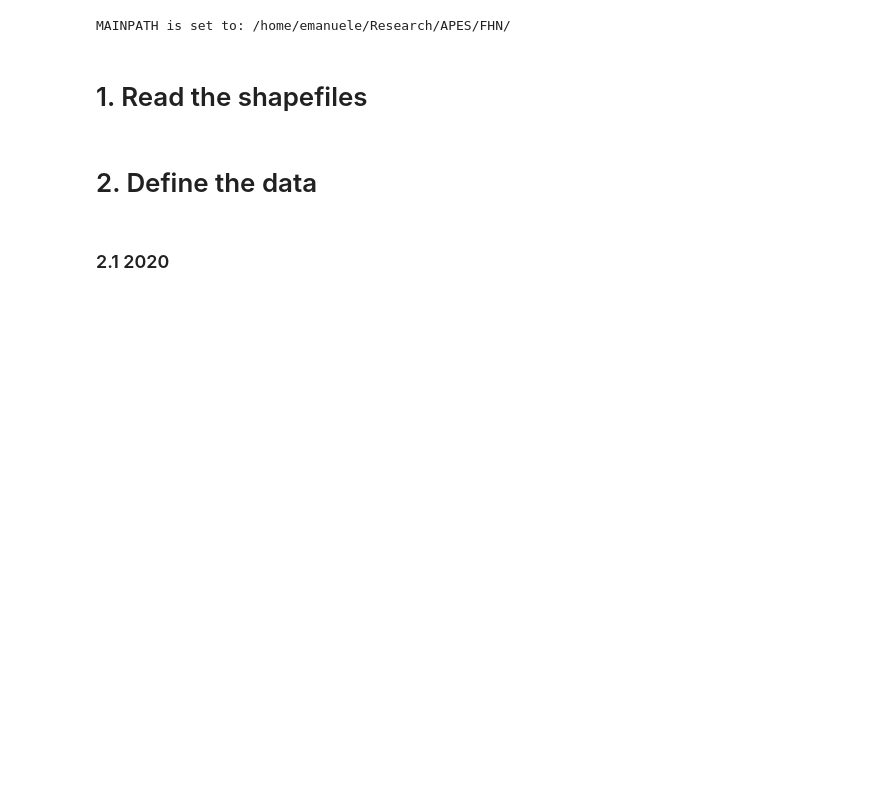
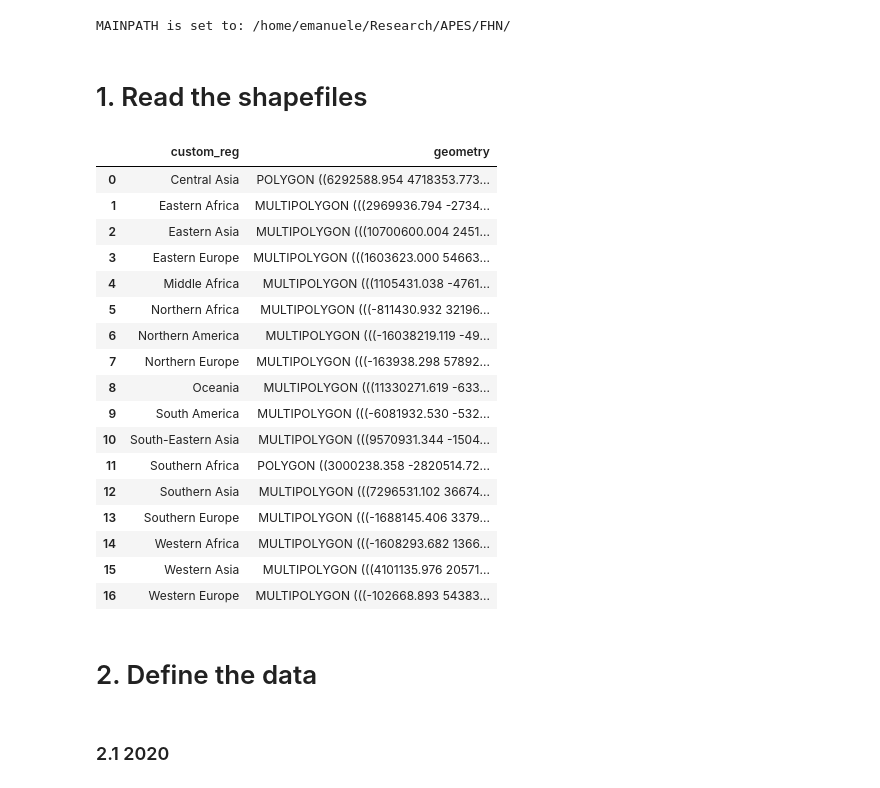
Before and after one commit to emanuelemassaro/Forest_Human_Nexus, a Jupyter notebook: Notebooks/FiguresFPP_PopNormalized.ipynb, the cells around one changed output. Saved outputs shown, nothing was run; the diff lists cells and outputs as text; code cells hidden in the pictures; blank space fills up the shorter version.

```diff
--- a/Notebooks/FiguresFPP_PopNormalized.ipynb
+++ b/Notebooks/FiguresFPP_PopNormalized.ipynb
@@ -32,6 +32,27 @@ gdf = gdf.to_crs("ESRI:54009")
 shapef = os.path.join(MAINPATH, 'Data/SHAPEFILES/world-custom_regions_r.shp')
 gdf1 = gpd.read_file(shapef)
 gdf1 = gdf1.to_crs("ESRI:54009")
+# %%
+gdf1
+# %% [output]
+|  | custom_reg | geometry |
+| 0 | Central Asia | POLYGON ((6292588.954 4718353.773... |
+| 1 | Eastern Africa | MULTIPOLYGON (((2969936.794 -2734... |
+| 2 | Eastern Asia | MULTIPOLYGON (((10700600.004 2451... |
+| 3 | Eastern Europe | MULTIPOLYGON (((1603623.000 54663... |
+| 4 | Middle Africa | MULTIPOLYGON (((1105431.038 -4761... |
+| 5 | Northern Africa | MULTIPOLYGON (((-811430.932 32196... |
+| 6 | Northern America | MULTIPOLYGON (((-16038219.119 -49... |
+| 7 | Northern Europe | MULTIPOLYGON (((-163938.298 57892... |
+| 8 | Oceania | MULTIPOLYGON (((11330271.619 -633... |
+| 9 | South America | MULTIPOLYGON (((-6081932.530 -532... |
+| 10 | South-Eastern Asia | MULTIPOLYGON (((9570931.344 -1504... |
+| 11 | Southern Africa | POLYGON ((3000238.358 -2820514.72... |
+| 12 | Southern Asia | MULTIPOLYGON (((7296531.102 36674... |
+| 13 | Southern Europe | MULTIPOLYGON (((-1688145.406 3379... |
+| 14 | Western Africa | MULTIPOLYGON (((-1608293.682 1366... |
+| 15 | Western Asia | MULTIPOLYGON (((4101135.976 20571... |
+| 16 | Western Europe | MULTIPOLYGON (((-102668.893 54383... |
 # %% [markdown]
 # 2. Define the data
 # %%
```
Also changed, not shown: parts of 1 cell of this notebook, 7 other files.
